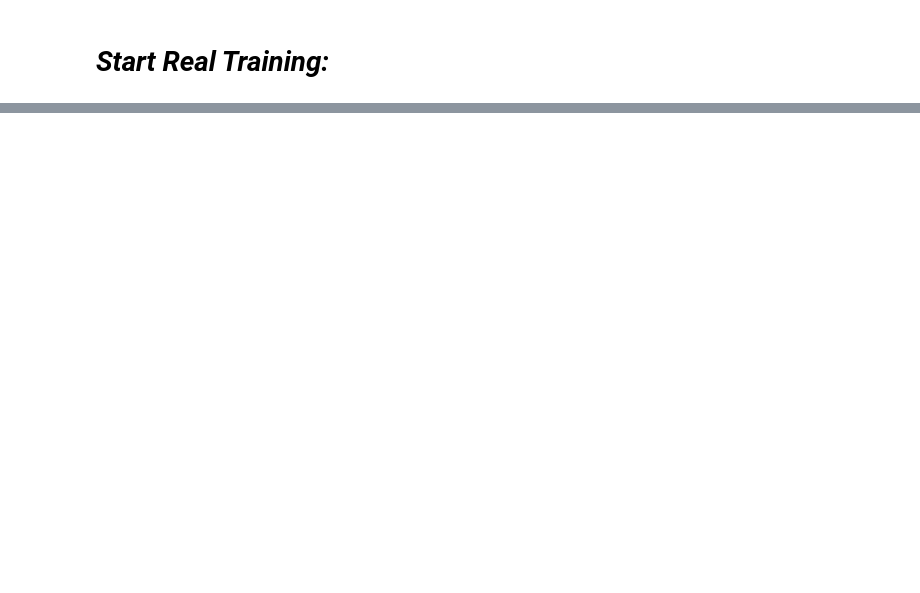
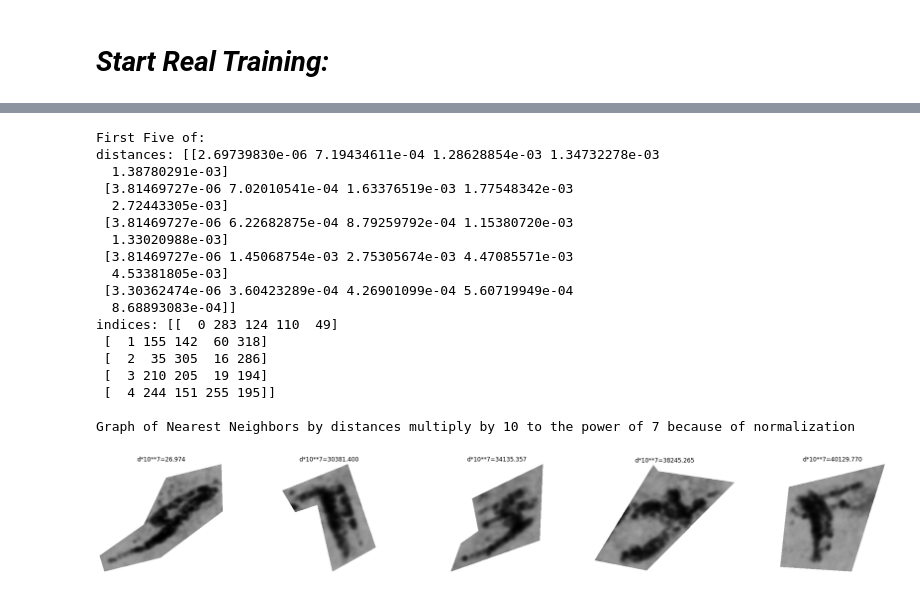
Before and after one commit to YarinBeni/Archaeological-Inscription-Recognition-Project, a Jupyter notebook: ArchaeologyLettersRecognition.ipynb, the cells around one changed output, grey strips where cells are left out. Saved outputs shown, nothing was run; the diff lists cells and outputs as text; code cells hidden in the pictures; blank space fills up the shorter version.

```diff
--- a/ArchaeologyLettersRecognition.ipynb
+++ b/ArchaeologyLettersRecognition.ipynb
@@ -685,0 +660,13 @@ Training loss on Epoch 7: 7.623501777648926
+# %%
+#LOAD Model Weights
+from zipfile import ZipFile
+file_name = "/content/final_dino_model.zip"
+
+with ZipFile(file_name, 'r') as zip:
+  zip.extractall()
+  print('Done')
+
+
+best_model = DINO.load_from_checkpoint('/content/final_dino_model.ckpt')
+# make sure to call .eval() when doing inference
+best_model.eval()
@@ -782,0 +778,67 @@ img shape:  torch.Size([32, 3, 384, 384])
+# %%
+from sklearn.cluster import KMeans
+from sklearn.neighbors import NearestNeighbors
+from sklearn.preprocessing import normalize
+import matplotlib.pyplot as plt
+from PIL import Image
+import os
+import numpy as np
+import torch
+def get_image_as_np_array(filename: str):
+    """Returns an image as an numpy array"""
+    img = Image.open(filename)
+    return np.asarray(img)
+
+
+def plot_knn_examples(embeddings, filenames, n_neighbors=5, num_examples=6):
+    """Plots multiple rows of random images with their nearest neighbors"""
+    # lets look at the nearest neighbors for some samples
+    # we use the sklearn library
+    nbrs = NearestNeighbors(n_neighbors=n_neighbors).fit(embeddings)
+    distances, indices = nbrs.kneighbors(embeddings)
+    print(f"First Five of:\ndistances: {distances[:5]}\nindices: {indices[:5]}")
+    print()
+    print("Graph of Nearest Neighbors by distances multiply by 10 to the power of 7 because of normalization")
+    # get 5 random samples
+    samples_idx = np.random.choice(len(indices), size=num_examples, replace=False)
+    plot_width = 6
+
+    # Define the width and height of each plot
+    plot_width = 6
+    plot_height = 4
+
+    for idx in samples_idx:
+        fig = plt.figure(figsize=(plot_width * len(indices[idx]), plot_height))
+        # loop through their nearest neighbors
+        for plot_x_offset, neighbor_idx in enumerate(indices[idx]):
+            # add the subplot
+            ax = fig.add_subplot(1, len(indices[idx]), plot_x_offset + 1)
+            # get the corresponding filename for the current index
+            fname = os.path.join(filenames[neighbor_idx])
+            # plot the image
+            plt.imshow(get_image_as_np_array(fname))
+            # set the title to the distance of the neighbor
+            ax.set_title(f"d*10**7={distances[idx][plot_x_offset]*(10**7):.3f}")
+            # let's disable the axis
+            plt.axis("off")
+plot_knn_examples(embeddings, filenames)
+# %% [output]
+First Five of:
+distances: [[2.69739830e-06 7.19434611e-04 1.28628854e-03 1.34732278e-03
+  1.38780291e-03]
+ [3.81469727e-06 7.02010541e-04 1.63376519e-03 1.77548342e-03
+  2.72443305e-03]
+ [3.81469727e-06 6.22682875e-04 8.79259792e-04 1.15380720e-03
+  1.33020988e-03]
+ [3.81469727e-06 1.45068754e-03 2.75305674e-03 4.47085571e-03
+  4.53381805e-03]
+ [3.30362474e-06 3.60423289e-04 4.26901099e-04 5.60719949e-04
+  8.68893083e-04]]
+indices: [[  0 283 124 110  49]
+ [  1 155 142  60 318]
+ [  2  35 305  16 286]
+ [  3 210 205  19 194]
+ [  4 244 151 255 195]]
+
+Graph of Nearest Neighbors by distances multiply by 10 to the power of 7 because of normalization
+[figure, added]
```
Also changed, not shown: parts of 22 cells of this notebook.
